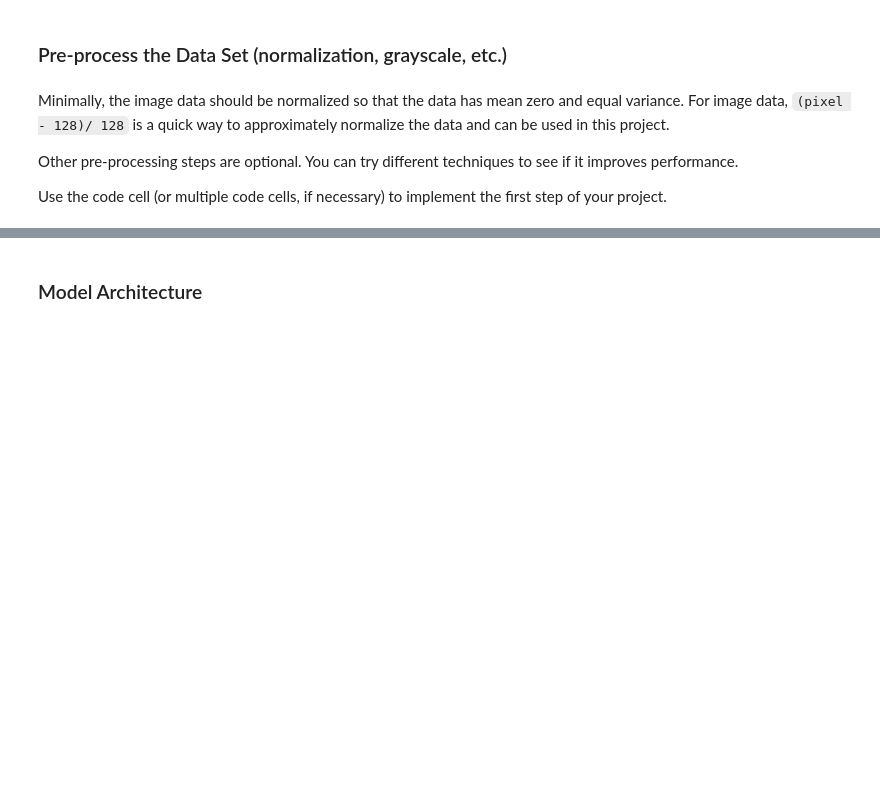
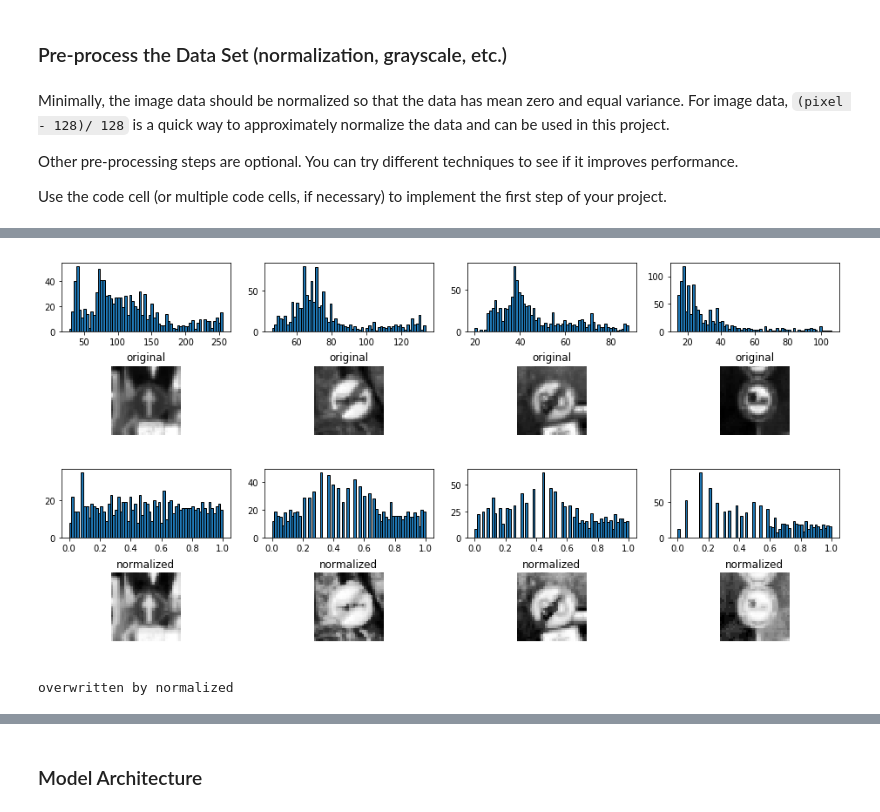
Before and after one commit to kei-sato/CarND-Traffic-Sign-Classifier-Project, a Jupyter notebook: Traffic_Sign_Classifier.ipynb, the cells around one changed output, grey strips where cells are left out. Drawn from its saved outputs; the diff is of its cells as text; code cells hidden in the pictures; blank space fills up the shorter version.

```diff
--- a/Traffic_Sign_Classifier.ipynb
+++ b/Traffic_Sign_Classifier.ipynb
@@ -142,0 +200,43 @@ if is_cpu:
+# %%
+import cv2
+
+## Normalize the train and test datasets to (0,1)
+
+X_train_norm = np.array([cv2.equalizeHist(X) for X in X_train]) / 255.0
+X_valid_norm = np.array([cv2.equalizeHist(X) for X in X_valid]) / 255.0
+X_test_norm = np.array([cv2.equalizeHist(X) for X in X_test]) / 255.0
+
+def showimg(ax, image, title='original'):
+    ax.axis('off')
+    ax.set_title(title)
+    ax.imshow(image, cmap='gray')
+
+def showhist(ax, image):
+    ax.hist(image.flatten(), bins=64, edgecolor='black')
+
+# before/after normalization
+n_rows = 4
+n_cols = 4
+fig, axs = plt.subplots(n_rows,n_cols, figsize=(n_cols*4, n_rows*2))
+fig.subplots_adjust(hspace = 0.5)
+axs = axs.ravel()
+for j in range(0,n_rows,4):
+    for i in range(n_cols):
+        ri = random.randint(0, len(X_train))
+        index = i + j*n_cols
+
+        image = X_train[ri]
+        image_norm = X_train_norm[ri]
+        showhist(axs[index+n_cols*0], image)
+        showimg(axs[index+n_cols*1], image)
+        showhist(axs[index+n_cols*2], image_norm)
+        showimg(axs[index+n_cols*3], image_norm, title='normalized')
+# %% [output]
+[figure, added]
+# %%
+X_train = X_train_norm
+X_valid = X_valid_norm
+X_test = X_test_norm
+print('overwritten by normalized')
+# %% [output]
+overwritten by normalized
```
Also changed, not shown: parts of 19 cells of this notebook.
